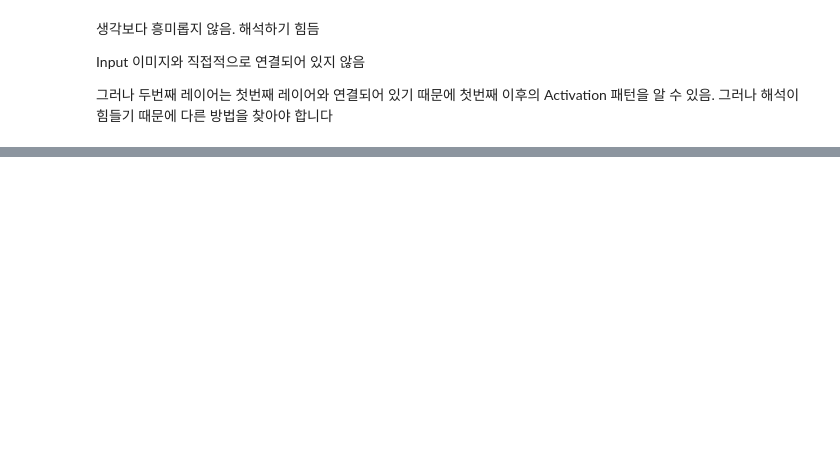
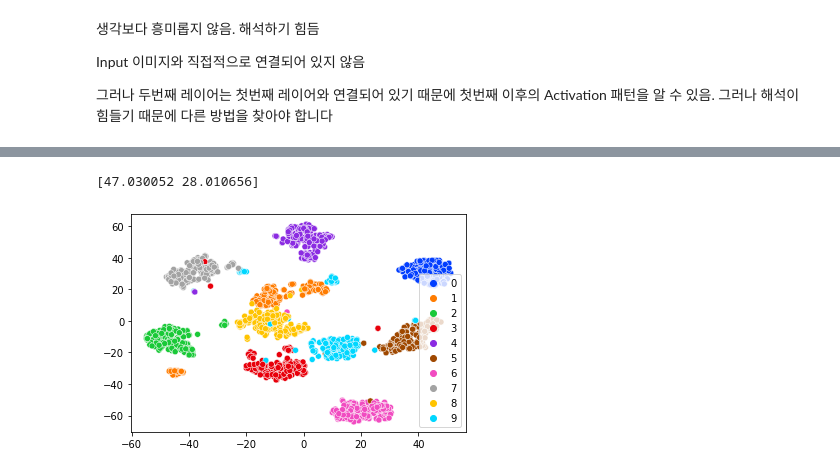
Before and after one commit to tnwls6865/CAU_mAI, a Jupyter notebook: Week4.ipynb, the cells around one changed output, grey strips where cells are left out. Saved outputs shown, nothing was run; the diff lists cells and outputs as text; code cells hidden in the pictures; blank space fills up the shorter version.

```diff
--- a/Week4.ipynb
+++ b/Week4.ipynb
@@ -318,0 +18,15 @@ Input 이미지와 직접적으로 연결되어 있지 않음
+# %%
+data = load_digits()
+# %%
+n_components = 2
+model = TSNE(n_components=n_components)
+X_embedded = model.fit_transform(data.data)
+print(X_embedded[0])
+# %% [output]
+[47.030052 28.010656]
+# %%
+palette = sns.color_palette("bright", 10)
+sns.scatterplot(X_embedded[:,0], X_embedded[:,1], hue=data.target, legend='full', palette=palette)
+plt.show()
+# %% [output]
+[figure, added]
```
Also changed, not shown: parts of 56 cells of this notebook.
